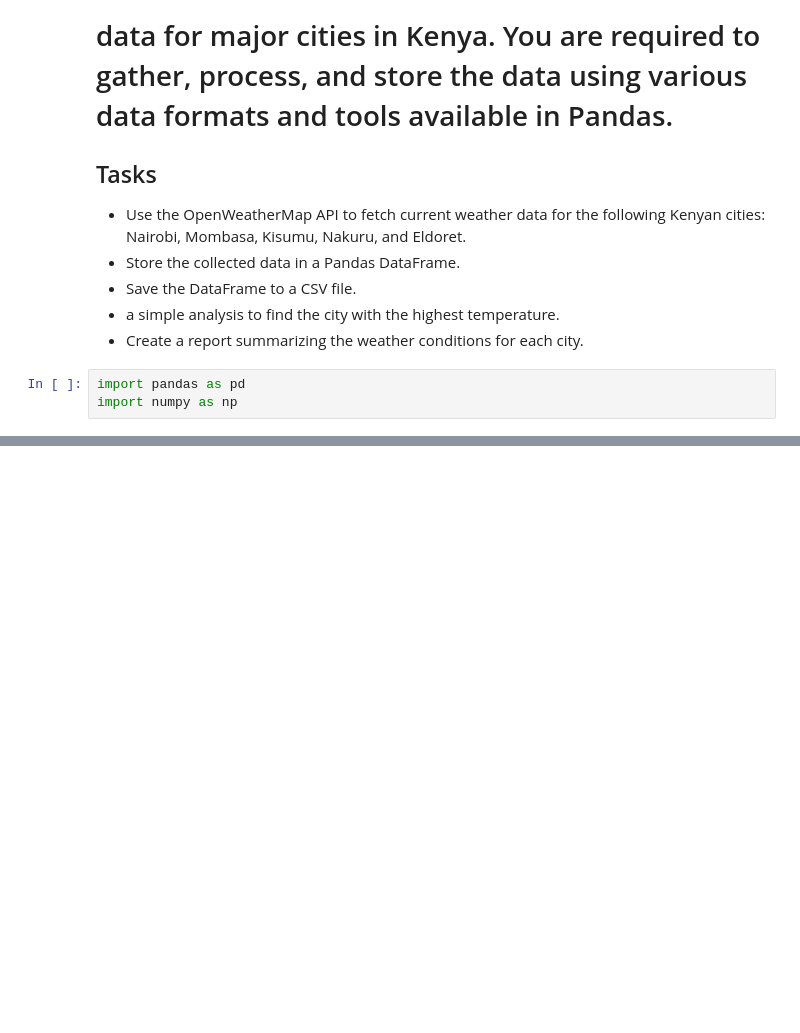
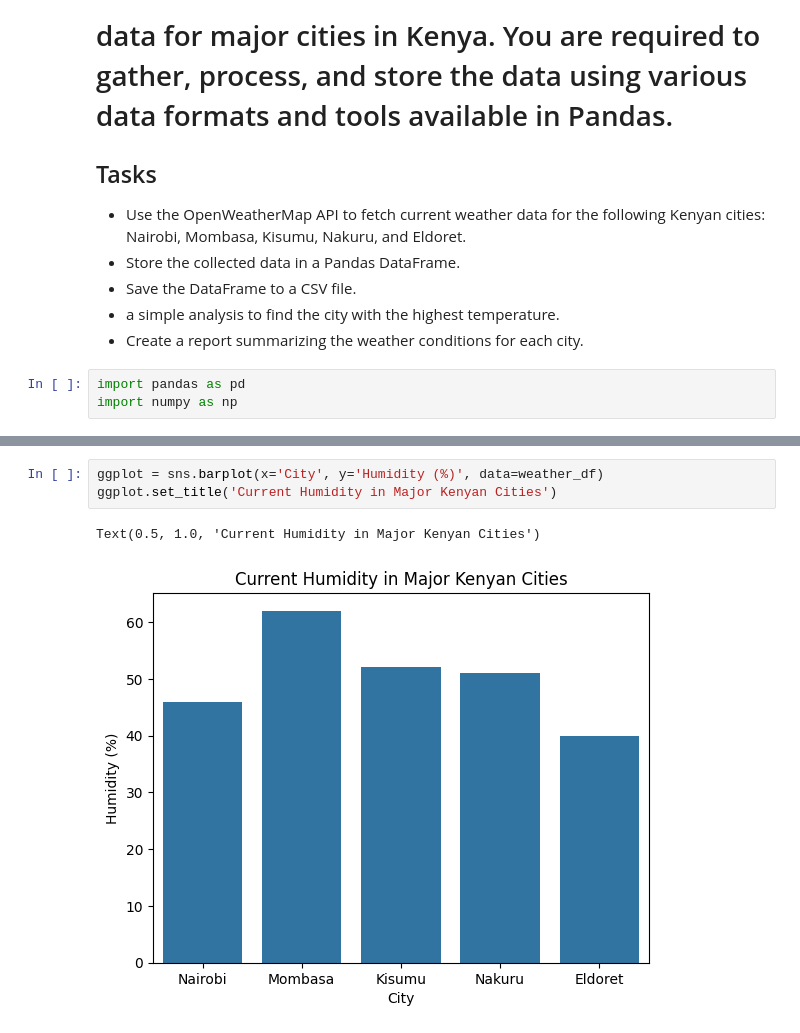
Before and after one commit to jackie-wk/sem-1-assignment, a Jupyter notebook: City_weather.ipynb, the cells around one changed output, grey strips where cells are left out. Cells and saved outputs as stored; diff of their text form; blank space fills up the shorter version.

```diff
--- a/City_weather.ipynb
+++ b/City_weather.ipynb
@@ -102,0 +223,6 @@ print(analysis_summary)
+# %%
+ggplot = sns.barplot(x='City', y='Humidity (%)', data=weather_df)
+ggplot.set_title('Current Humidity in Major Kenyan Cities')
+# %% [output]
+Text(0.5, 1.0, 'Current Humidity in Major Kenyan Cities')
+[figure, added]
```
Also changed, not shown: parts of 10 cells of this notebook, 1 other file.
